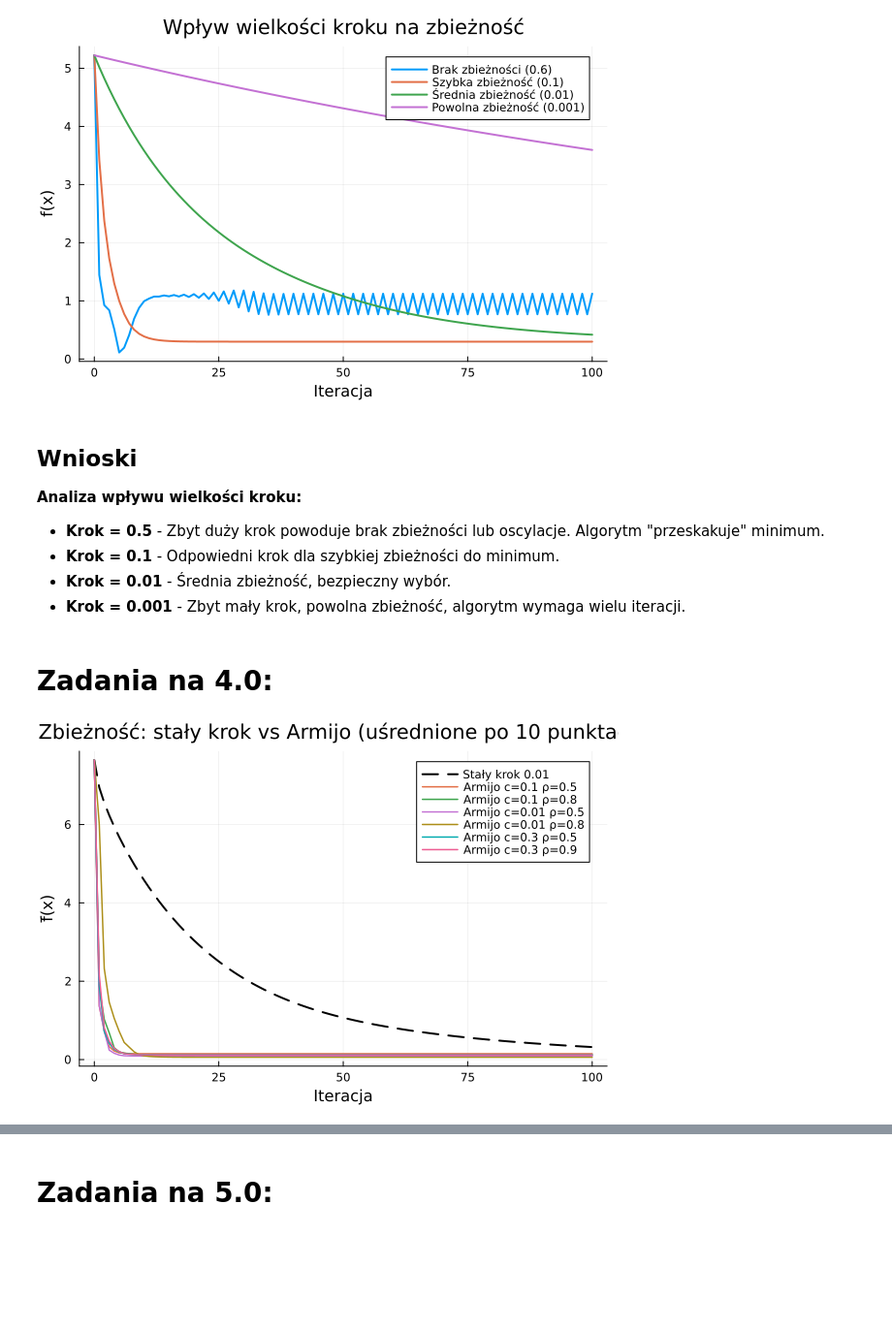
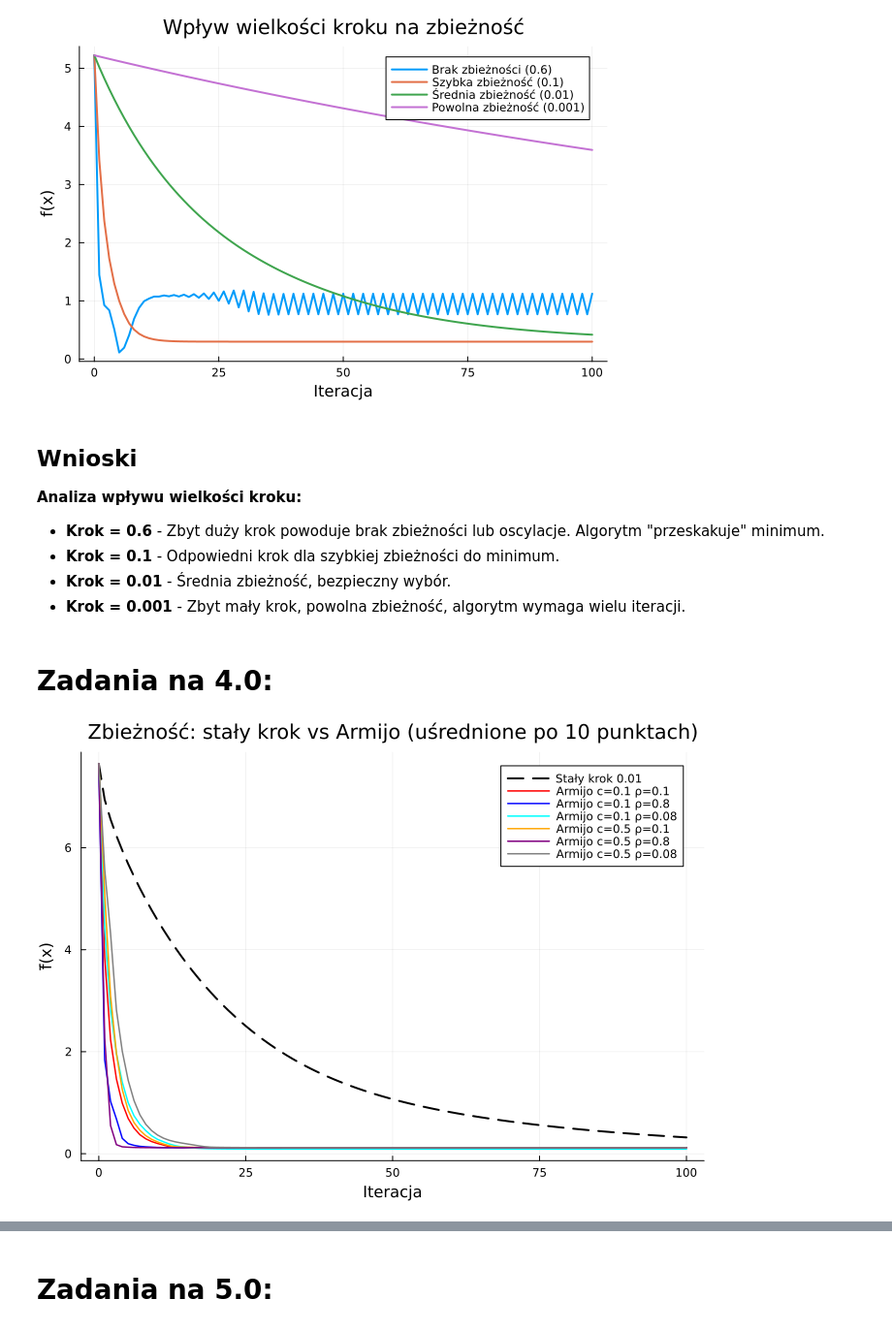
Before and after one commit to esarna/metody-i-algorytmy-optymalizacji, a Jupyter notebook: zad1.ipynb, the cells around one changed output, grey strips where cells are left out. Shown at 97% size. Drawn from its saved outputs; the diff is of its cells as text; code cells hidden in the pictures; blank space fills up the shorter version.

```diff
--- a/zad1.ipynb
+++ b/zad1.ipynb
@@ -83,7 +86,8 @@ function my_optimize_const_step(cost_data, grad_data, x0;
 
     fx = cost_data(x)
     if !isfinite(fx)
-        error("cost_data(x0) is not finite (got $fx). Choose a valid x0 / fix cost domain.")
+        error("cost_data(x0) is not finite (got $fx). Choose a valid x0 / fix
+                cost domain.")
     end
 
     for k in 1:maxiter
@@ -122,6 +127,7 @@ contourf(xs, ys, zs_log, color=:plasma, title="Three-hump camel function", xlabe
 # %%
 # zapisywanie historii punktów
-function optimize_with_history(cost, grad!, x0; step=0.01, maxiter=100, tol=1e-6, optimization_function=my_optimize_const_step)
+function optimize_with_history(cost, grad!, x0; step=0.01, maxiter=100, tol=1e-6,
+            optimization_function=my_optimize_const_step)
     x = copy(x0)
     history = Float64[]
     for k in 1:maxiter
@@ -200,7 +206,7 @@ display(p2)
 
 **Analiza wpływu wielkości kroku:**
 
-- **Krok = 0.5** - Zbyt duży krok powoduje brak zbieżności lub oscylacje. Algorytm "przeskakuje" minimum.
+- **Krok = 0.6** - Zbyt duży krok powoduje brak zbieżności lub oscylacje. Algorytm "przeskakuje" minimum.
 - **Krok = 0.1** - Odpowiedni krok dla szybkiej zbieżności do minimum.
 - **Krok = 0.01** - Średnia zbieżność, bezpieczny wybór.
 - **Krok = 0.001** - Zbyt mały krok, powolna zbieżność, algorytm wymaga wielu iteracji.
@@ -216,7 +222,8 @@ function armijo_line_search(cost, x, g; c=0.1, rho=0.5)
     alpha = 1.0                 # górny koniec bracketu [0, 1]
 
     while true
-        if isfinite(cost(x .+ alpha .* d)) && cost(x .+ alpha .* d) <= fx + c * alpha * slope
+        if isfinite(cost(x .+ alpha .* d))
+            cost(x .+ alpha .* d) <= fx + c * alpha * slope
             break
         end
         alpha *= rho
@@ -248,7 +255,8 @@ function optimize_armijo_step(cost_data, grad_data, x0;
 end
 
 # Opakowanie zapisujące historię (analogiczne do optimize_with_history)
-function optimize_armijo_with_history(cost, grad!, x0; maxiter=100, tol=1e-6, c=0.1, rho=0.5)
+function optimize_armijo_with_history(cost, grad!, x0; maxiter=100, tol=1e-6,
+            c=0.1, rho=0.5)
     x = copy(x0)
     history = Float64[]
     for k in 1:maxiter
@@ -261,41 +269,41 @@ end
 
 # ── Porównanie 6 kombinacji parametrów Armijo vs stały krok ──────────────────
 armijo_configs = [
-    (c=0.1,  rho=0.5,  label="Armijo c=0.1 ρ=0.5"),
-    (c=0.1,  rho=0.8,  label="Armijo c=0.1 ρ=0.8"),
-    (c=0.01, rho=0.5,  label="Armijo c=0.01 ρ=0.5"),
-    (c=0.01, rho=0.8,  label="Armijo c=0.01 ρ=0.8"),
-    (c=0.3,  rho=0.5,  label="Armijo c=0.3 ρ=0.5"),
-    (c=0.3,  rho=0.9,  label="Armijo c=0.3 ρ=0.9"),
+    (c=0.1,  rho=0.1,  label="Armijo c=0.1 ρ=0.1", color=:red),
+    (c=0.1,  rho=0.8,  label="Armijo c=0.1 ρ=0.8", color=:blue),
+    (c=0.1, rho=0.08,  label="Armijo c=0.1 ρ=0.08", color=:cyan),
+    (c=0.5, rho=0.1,  label="Armijo c=0.5 ρ=0.1", color=:orange),
+    (c=0.5, rho=0.8,  label="Armijo c=0.5 ρ=0.8", color=:purple),
+    (c=0.5,  rho=0.08,  label="Armijo c=0.5 ρ=0.08", color=:gray),
 ]
 
 MAXITER = 100
 
 # Uśrednione wartości funkcji po MAXITER krokach dla każdego punktu startowego
 function mean_history(histories)
     return [mean(h[k] for h in histories) for k in 1:(MAXITER+1)]
 end
 
 using Statistics
 
 # Stały krok (referencja)
-fixed_histories = [optimize_with_history(f, grad_f!, x0; step=0.01, maxiter=MAXITER) |> last
-                   for x0 in starting_points]
+fixed_histories = [optimize_with_history(f, grad_f!, x0; step=0.01,
+        maxiter=MAXITER) |> last for x0 in starting_points]
 fixed_mean = mean_history(fixed_histories)
 
 p3 = plot(0:MAXITER, fixed_mean, label="Stały krok 0.01", linewidth=2,
           linestyle=:dash, color=:black,
           title="Zbieżność: stały krok vs Armijo (uśrednione po 10 punktach)",
-          xlabel="Iteracja", ylabel="f̄(x)")
+          xlabel="Iteracja", ylabel="f̄(x)", size=(700, 500))
 
 for cfg in armijo_configs
     arm_histories = [optimize_armijo_with_history(f, grad_f!, x0;
                          maxiter=MAXITER, c=cfg.c, rho=cfg.rho) |> last
                      for x0 in starting_points]
     arm_mean = mean_history(arm_histories)
-    plot!(p3, 0:MAXITER, arm_mean, label=cfg.label, linewidth=1.5)
+    plot!(p3, 0:MAXITER, arm_mean, label=cfg.label, linewidth=1.5, color=cfg.color)
 end
 
 display(p3)
 # %% [output]
-[figure, old version]
+[figure, new version]
```
Also changed, not shown: parts of 8 cells of this notebook, 1 other file.
